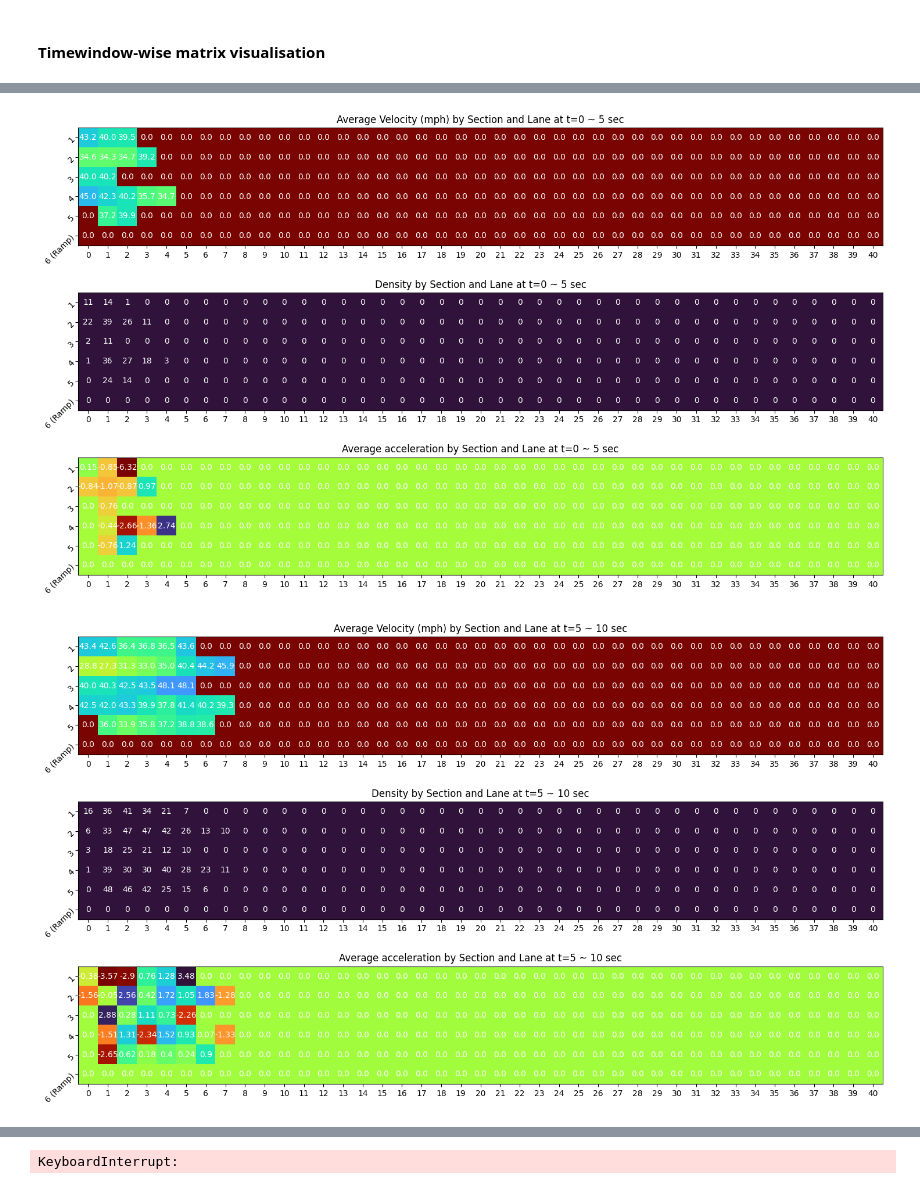
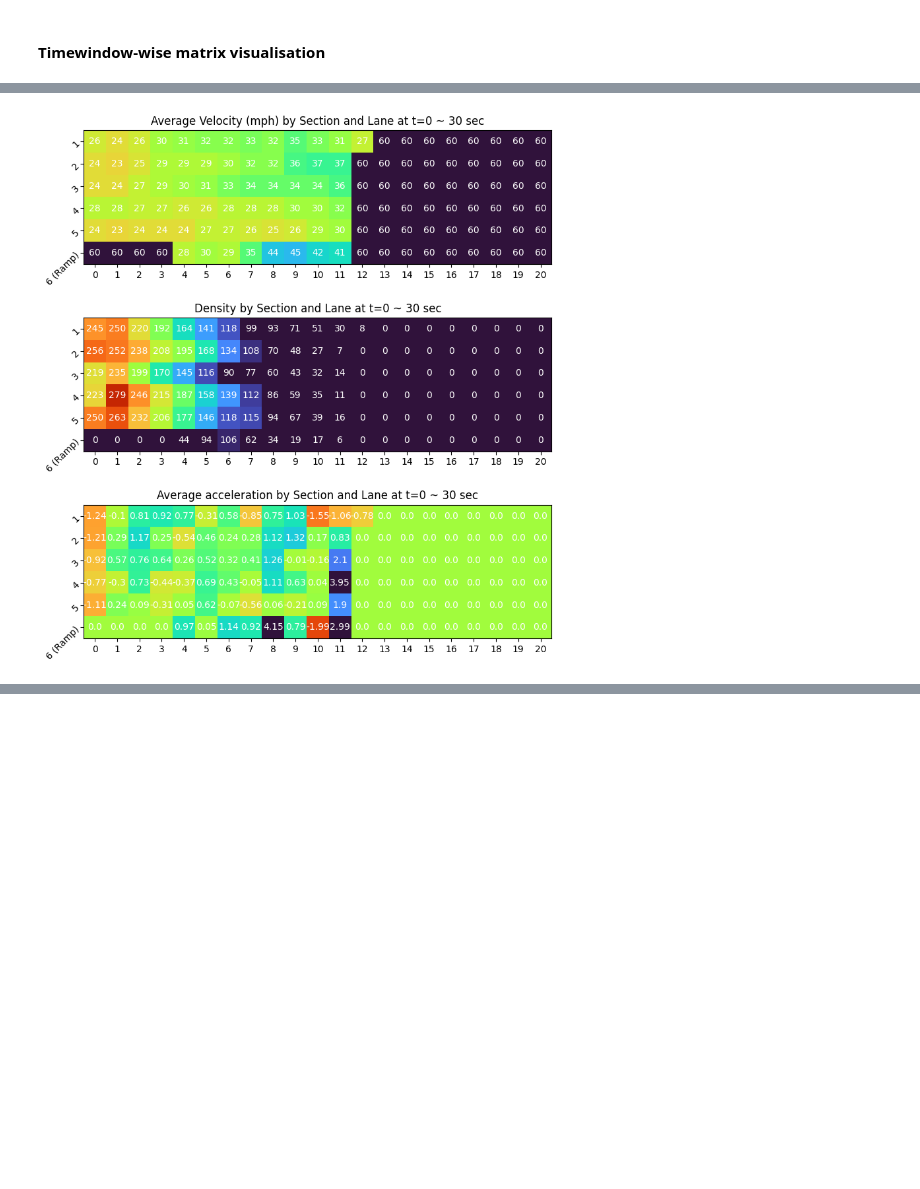
Before and after one commit to mak-skid/RealtimeMDL, a Jupyter notebook: ngsim.ipynb, the cells around one changed output, grey strips where cells are left out. Cells and saved outputs as stored; diff of their text form; code cells hidden in the pictures; blank space fills up the shorter version.

```diff
--- a/ngsim.ipynb
+++ b/ngsim.ipynb
@@ -73,8 +71,9 @@ data_path = "dataset/NGSIM_Data.csv"
 
 df = sedona.read.csv(data_path, header=True, schema=schema)
 # %%
-from utils.datapreprocessing_utils import convert_coordinate_system, convert_timestamp, add_distance_and_time_cols
+from utils.datapreprocessing_utils import *
 
+df = df.withColumns({"v_Vel": F.col("v_Vel") / 1.46666667, "v_Acc": F.col("v_Acc") / 1.46666667}) # convert velocity and acceleration from fps to mph
 df = convert_coordinate_system(df)
 df = convert_timestamp(df)
 df = add_distance_and_time_cols(df)
@@ -313,4 +311,4 @@ grid_df.count()
 # %%
 from utils.datapreprocessing_utils import *
 us101 = us101_filter(df)
-us101_7am = us101.filter((F.col("hour").isin([7])))
+us101_7am = hour_filter(us101, "us-101", 7)
@@ -429,8 +404,8 @@ granular_snapshot(us101_7am, 500000)
 # %% [markdown]
 #### Parameters for later operations ####
 # %%
-start, end, timewindow = 0, max_elapsed_time//1000, 5
-num_section_splits = 40
+start, end, timewindow = 0, max_elapsed_time//1000, 30
+num_section_splits = 20
 history_len = 60
 predict_len = 10
 # %%
@@ -494,9 +460,10 @@ Time Window Aggregation Sample Result:
 only showing top 1 row
 # %%
 from utils.visualisation_utils import us101_section_vis
+
 for i in range(0, 12):
     filtered_df = timewindow_df.filter(F.col("TimeWindow") == i)
-    us101_section_vis(filtered_df, 40, timestamp=f"{str(i*timewindow)} ~ {str(((i+1)*timewindow))} sec")
+    us101_section_vis(filtered_df, num_section_splits, timestamp=f"{str(i*timewindow)} ~ {str(((i+1)*timewindow))} sec", with_ramp=True)
+    break
 # %% [output]
-[figure, old version]
+[figure, new version]
-[figure, removed]
@@ -524 +478,0 @@ KeyboardInterrupt
-KeyboardInterrupt:
```
Also changed, not shown: parts of 12 cells of this notebook, 21 other files.
